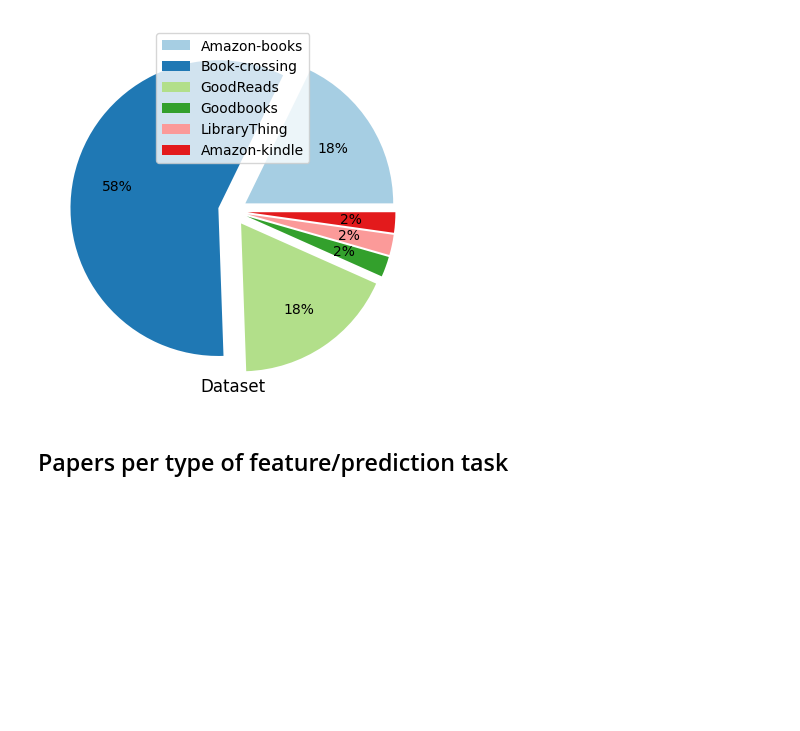
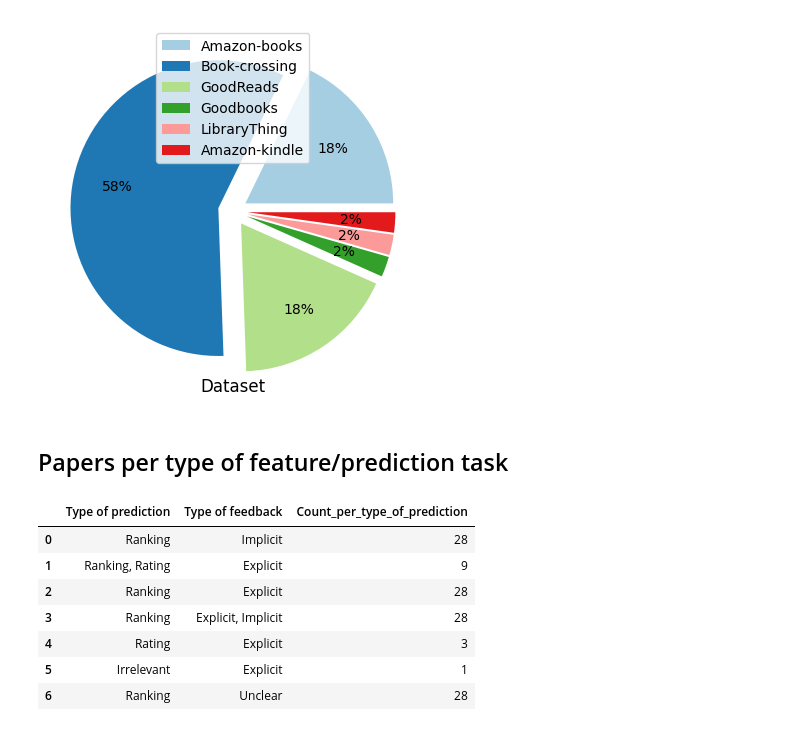
Before and after one commit to SavvinaDaniil/BiasInBookRecommendationSurvey, a Jupyter notebook: analyze_eligible_papers.ipynb, the cells around one changed output. Drawn from its saved outputs; the diff is of its cells as text; code cells hidden in the pictures; blank space fills up the shorter version.

```diff
--- a/analyze_eligible_papers.ipynb
+++ b/analyze_eligible_papers.ipynb
@@ -216,3 +216,22 @@ plt.show()
 [figure]
 # %% [markdown]
 ## Papers per type of feature/prediction task
+# %%
+counts = Counter(initial_file['Type of prediction'])
+per_top = initial_file.drop_duplicates(['Type of prediction', 'Type of feedback'])[['Type of prediction','Type of feedback']].reset_index(drop=True).set_index('Type of prediction')
+per_top['Count_per_type_of_prediction'] = ''
+for key in counts.keys():
+    per_top.at[key, 'Count_per_type_of_prediction'] = counts[key]
+per_top = per_top.reset_index(drop=False)
+per_top
+
+# 'Type of feedback', 'Type of prediction'
+# %% [output]
+|  | Type of prediction | Type of feedback | Count_per_type_of_prediction |
+| 0 | Ranking | Implicit | 28 |
+| 1 | Ranking, Rating | Explicit | 9 |
+| 2 | Ranking | Explicit | 28 |
+| 3 | Ranking | Explicit, Implicit | 28 |
+| 4 | Rating | Explicit | 3 |
+| 5 | Irrelevant | Explicit | 1 |
+| 6 | Ranking | Unclear | 28 |
```
Also changed, not shown: parts of 2 cells of this notebook, 2 other files.
